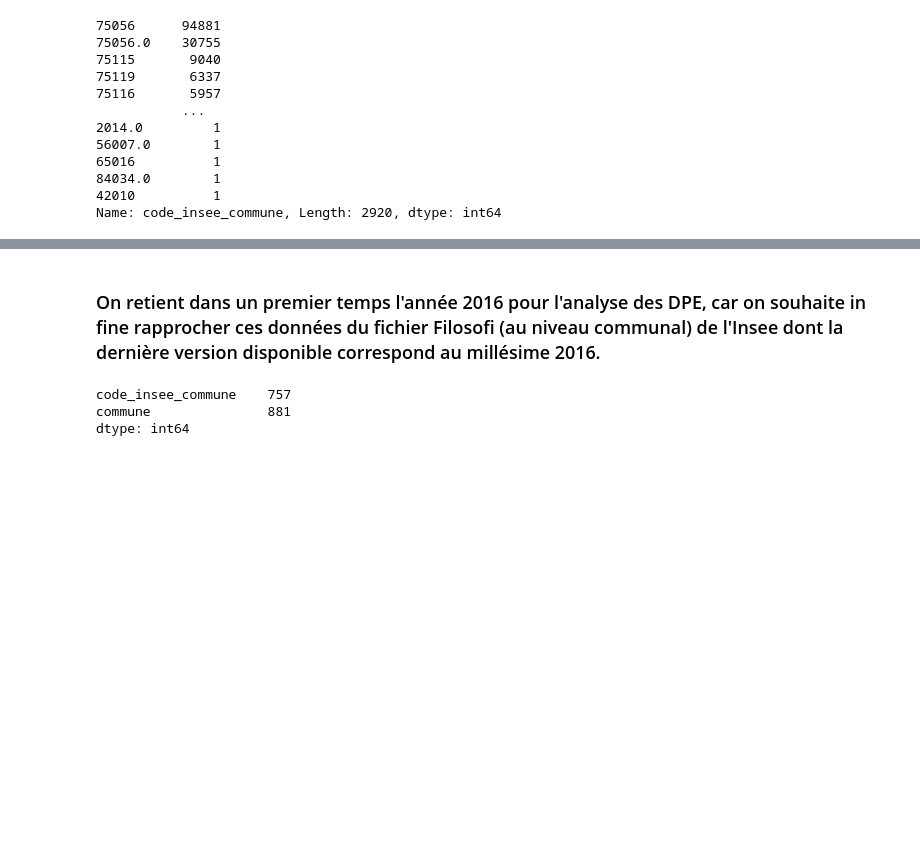
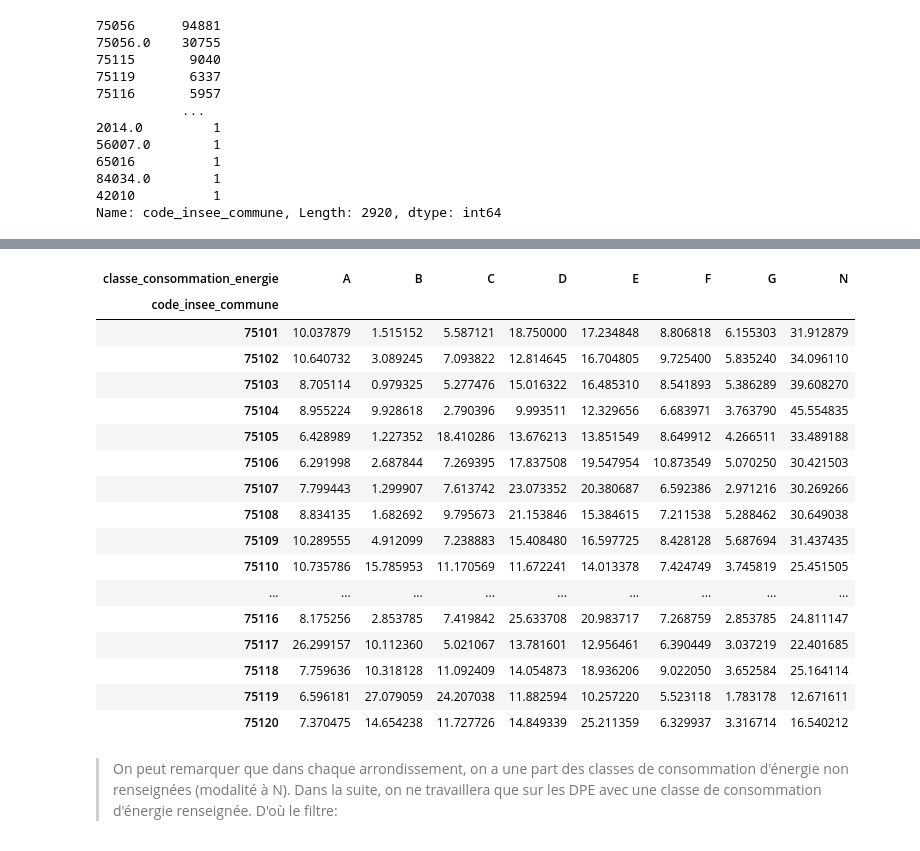
Before and after one commit to gabriel92320/data_science_project, a Jupyter notebook: Lien_DPE_niveau_de_vie.ipynb, the cells around one changed output, grey strips where cells are left out. Drawn from its saved outputs; the diff is of its cells as text; code cells hidden in the pictures; blank space fills up the shorter version.

Commit message:
Lien DPE-Niveau de vie
Préparation des bases avant jointure

```diff
--- a/Lien_DPE_niveau_de_vie.ipynb
+++ b/Lien_DPE_niveau_de_vie.ipynb
@@ -258,8 +278,29 @@ DPE_IDF_14_20.head()
+# %%
+# Tableau croisé: on croise les arrondissements parisiens et la classe de conso d'énergie des logements
+pd.crosstab(DPE_Paris_c["code_insee_commune"],DPE_Paris_c["classe_consommation_energie"],normalize='index')*100
+# calcul des pourcentages en ligne.
+# %% [output]
+| classe_consommation_energie | A | B | C | D | E | F | G | N |
+| code_insee_commune |  |  |  |  |  |  |  |  |
+| 75101 | 10.037879 | 1.515152 | 5.587121 | 18.750000 | 17.234848 | 8.806818 | 6.155303 | 31.912879 |
+| 75102 | 10.640732 | 3.089245 | 7.093822 | 12.814645 | 16.704805 | 9.725400 | 5.835240 | 34.096110 |
+| 75103 | 8.705114 | 0.979325 | 5.277476 | 15.016322 | 16.485310 | 8.541893 | 5.386289 | 39.608270 |
+| 75104 | 8.955224 | 9.928618 | 2.790396 | 9.993511 | 12.329656 | 6.683971 | 3.763790 | 45.554835 |
+| 75105 | 6.428989 | 1.227352 | 18.410286 | 13.676213 | 13.851549 | 8.649912 | 4.266511 | 33.489188 |
+| 75106 | 6.291998 | 2.687844 | 7.269395 | 17.837508 | 19.547954 | 10.873549 | 5.070250 | 30.421503 |
+| 75107 | 7.799443 | 1.299907 | 7.613742 | 23.073352 | 20.380687 | 6.592386 | 2.971216 | 30.269266 |
+| 75108 | 8.834135 | 1.682692 | 9.795673 | 21.153846 | 15.384615 | 7.211538 | 5.288462 | 30.649038 |
+| 75109 | 10.289555 | 4.912099 | 7.238883 | 15.408480 | 16.597725 | 8.428128 | 5.687694 | 31.437435 |
+| 75110 | 10.735786 | 15.785953 | 11.170569 | 11.672241 | 14.013378 | 7.424749 | 3.745819 | 25.451505 |
+| ... | ... | ... | ... | ... | ... | ... | ... | ... |
+| 75116 | 8.175256 | 2.853785 | 7.419842 | 25.633708 | 20.983717 | 7.268759 | 2.853785 | 24.811147 |
+| 75117 | 26.299157 | 10.112360 | 5.021067 | 13.781601 | 12.956461 | 6.390449 | 3.037219 | 22.401685 |
+| 75118 | 7.759636 | 10.318128 | 11.092409 | 14.054873 | 18.936206 | 9.022050 | 3.652584 | 25.164114 |
+| 75119 | 6.596181 | 27.079059 | 24.207038 | 11.882594 | 10.257220 | 5.523118 | 1.783178 | 12.671611 |
+| 75120 | 7.370475 | 14.654238 | 11.727726 | 14.849339 | 25.211359 | 6.329937 | 3.316714 | 16.540212 |
 # %% [markdown]
-### On retient dans un premier temps l'année 2016 pour l'analyse des DPE, car on souhaite in fine rapprocher ces données du fichier Filosofi (au niveau communal) de l'Insee dont la dernière version disponible correspond au millésime 2016.
+> On peut remarquer que dans chaque arrondissement, on a une part des classes de consommation d'énergie non
+renseignées (modalité à N). Dans la suite, on ne travaillera que sur les DPE avec une classe de consommation
+d'énergie renseignée. D'où le filtre:
 # %%
-print(Paris_DPE_16[['code_insee_commune', 'commune']].nunique())
+DPE_Paris_c2=DPE_Paris_c[DPE_Paris_c["classe_consommation_energie"]!="N"]
-# %% [output]
-code_insee_commune    757
-commune               881
-dtype: int64
```
Also changed, not shown: parts of 19 cells of this notebook.
